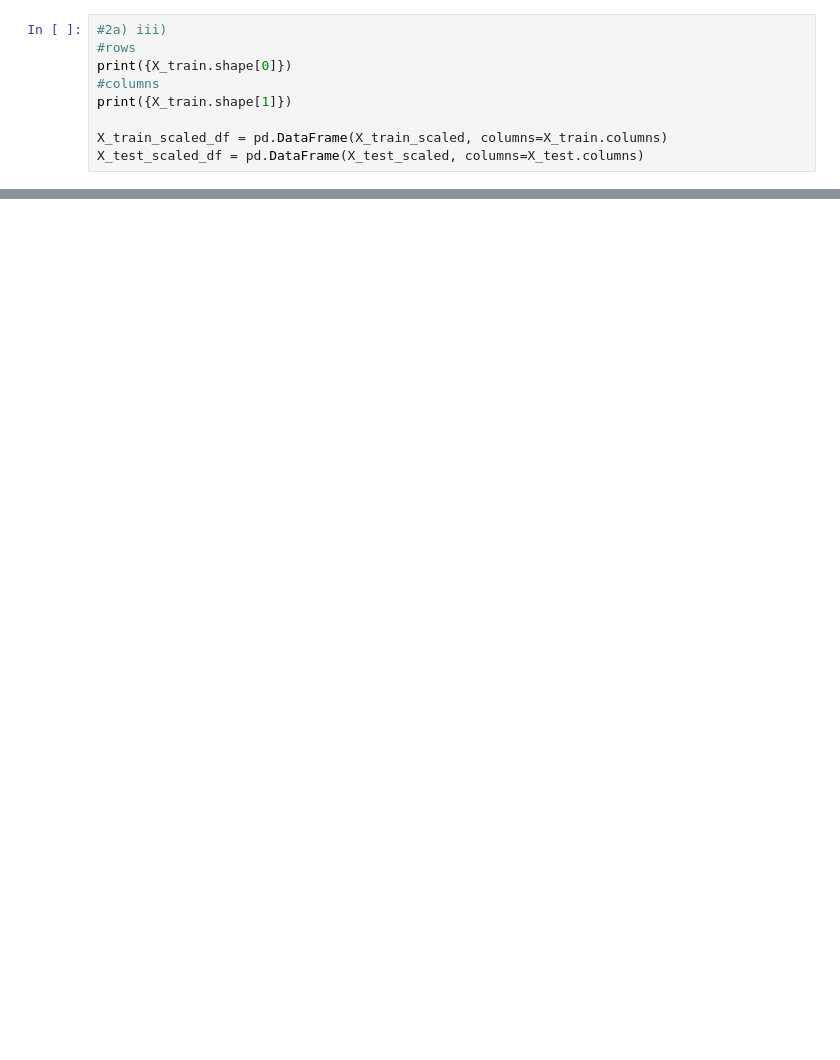
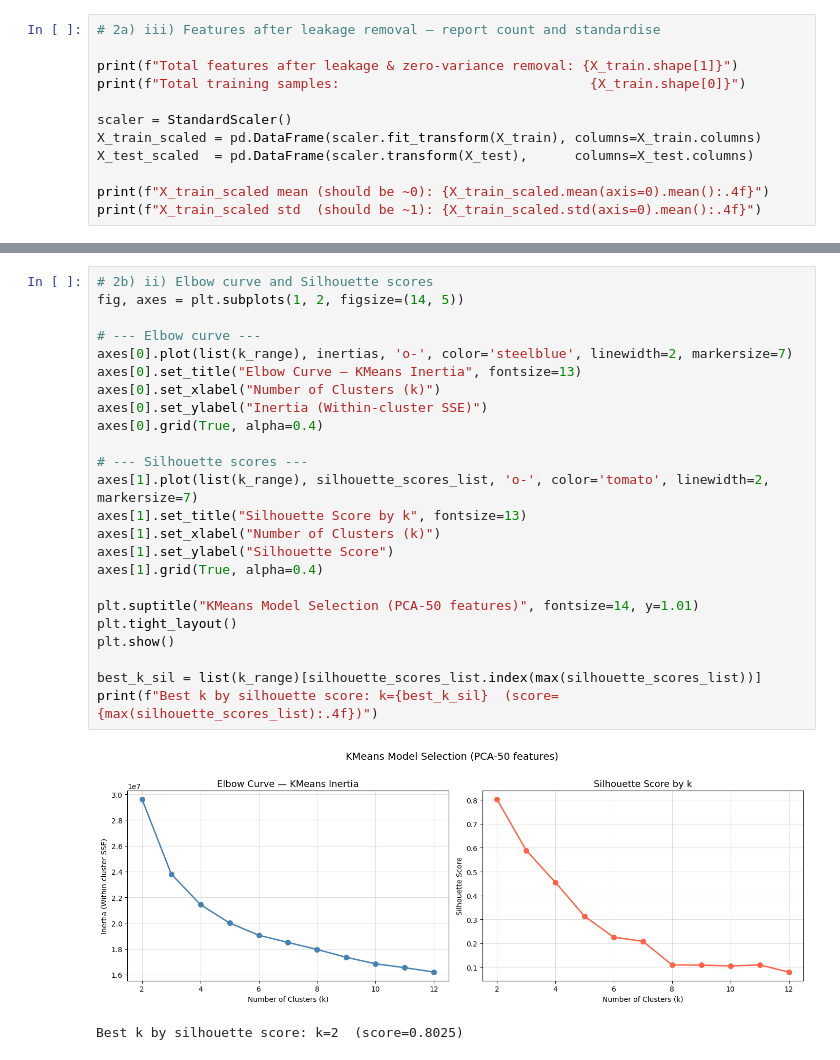
Before and after one commit to Astru5/DS3000, a Jupyter notebook: notebooks/unsupervised_learning.ipynb, the cells around one changed output, grey strips where cells are left out. Saved outputs shown, nothing was run; the diff lists cells and outputs as text; blank space fills up the shorter version.

```diff
--- a/notebooks/unsupervised_learning.ipynb
+++ b/notebooks/unsupervised_learning.ipynb
@@ -85,10 +109,13 @@ null values in test scaled: 0
 # %%
-#2a) iii)
-#rows
-print({X_train.shape[0]})
-#columns
-print({X_train.shape[1]})
+# 2a) iii) Features after leakage removal — report count and standardise
 
-X_train_scaled_df = pd.DataFrame(X_train_scaled, columns=X_train.columns)
-X_test_scaled_df = pd.DataFrame(X_test_scaled, columns=X_test.columns)
+print(f"Total features after leakage & zero-variance removal: {X_train.shape[1]}")
+print(f"Total training samples:                                {X_train.shape[0]}")
+
+scaler = StandardScaler()
+X_train_scaled = pd.DataFrame(scaler.fit_transform(X_train), columns=X_train.columns)
+X_test_scaled  = pd.DataFrame(scaler.transform(X_test),      columns=X_test.columns)
+
+print(f"X_train_scaled mean (should be ~0): {X_train_scaled.mean(axis=0).mean():.4f}")
+print(f"X_train_scaled std  (should be ~1): {X_train_scaled.std(axis=0).mean():.4f}")
 # %% [output]
@@ -147,0 +276,27 @@ ECYNCANCIT: 0.2895269097896757
+# %%
+# 2b) ii) Elbow curve and Silhouette scores
+fig, axes = plt.subplots(1, 2, figsize=(14, 5))
+
+# --- Elbow curve ---
+axes[0].plot(list(k_range), inertias, 'o-', color='steelblue', linewidth=2, markersize=7)
+axes[0].set_title("Elbow Curve — KMeans Inertia", fontsize=13)
+axes[0].set_xlabel("Number of Clusters (k)")
+axes[0].set_ylabel("Inertia (Within-cluster SSE)")
+axes[0].grid(True, alpha=0.4)
+
+# --- Silhouette scores ---
+axes[1].plot(list(k_range), silhouette_scores_list, 'o-', color='tomato', linewidth=2, markersize=7)
+axes[1].set_title("Silhouette Score by k", fontsize=13)
+axes[1].set_xlabel("Number of Clusters (k)")
+axes[1].set_ylabel("Silhouette Score")
+axes[1].grid(True, alpha=0.4)
+
+plt.suptitle("KMeans Model Selection (PCA-50 features)", fontsize=14, y=1.01)
+plt.tight_layout()
+plt.show()
+
+best_k_sil = list(k_range)[silhouette_scores_list.index(max(silhouette_scores_list))]
+print(f"Best k by silhouette score: k={best_k_sil}  (score={max(silhouette_scores_list):.4f})")
+# %% [output]
+[figure, added]
+Best k by silhouette score: k=2  (score=0.8025)
```
Also changed, not shown: parts of 34 cells of this notebook, 1 other file.
